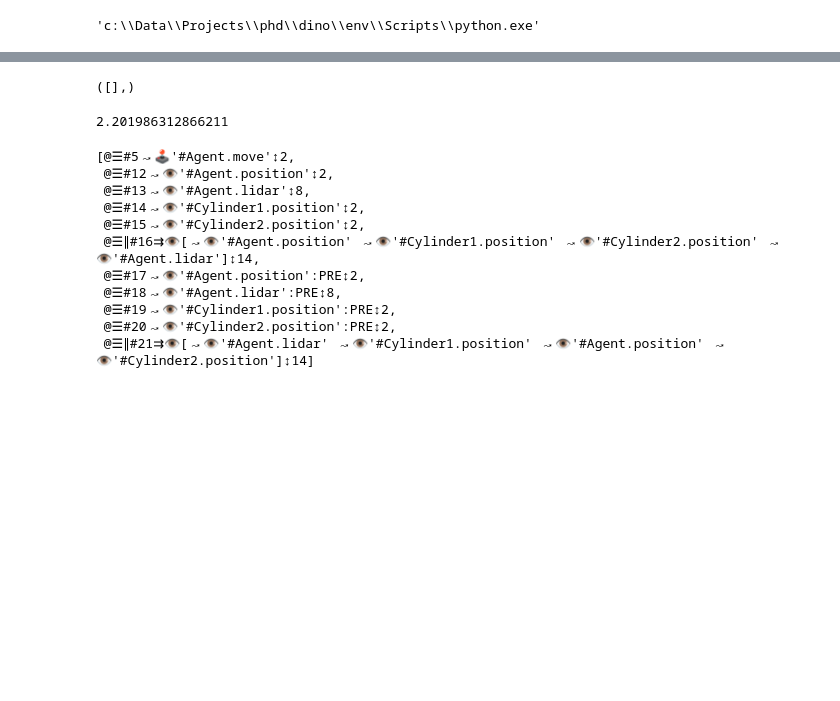
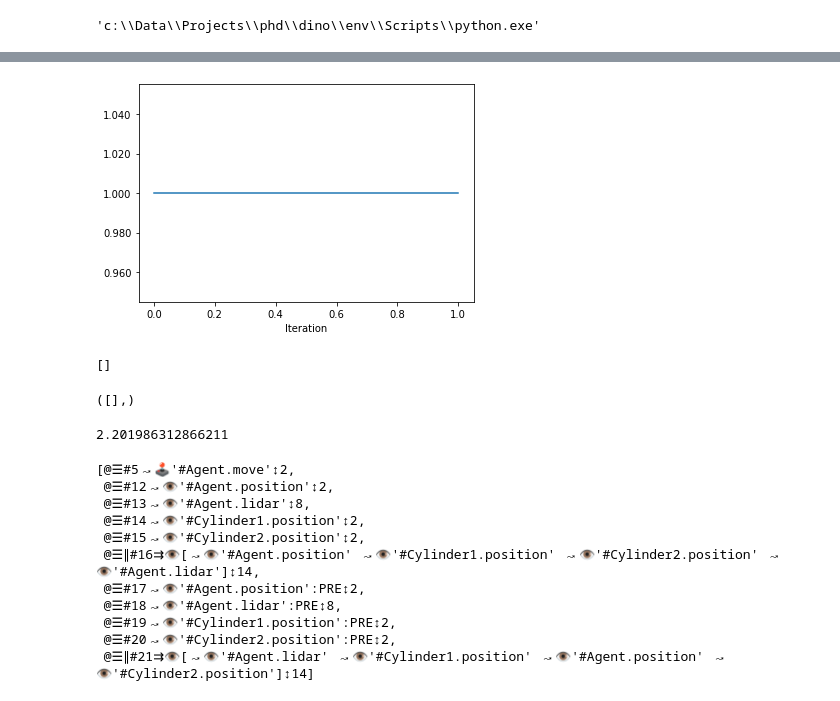
Before and after one commit to Pikalchemist/dinos, a Jupyter notebook: examples/environments/basis.ipynb, the cells around one changed output, grey strips where cells are left out. Cells and saved outputs as stored; diff of their text form; code cells hidden in the pictures; blank space fills up the shorter version.

```diff
--- a/examples/environments/basis.ipynb
+++ b/examples/environments/basis.ipynb
@@ -63,3 +121,12 @@ v.display(env.visualizeTimeByIteration())
+# %%
+from exlab.interface.graph import display
+display(env.visualizeEvaluations())
+# %% [output]
+[figure, added]
+# %%
+learner.dataset.models
+# %% [output]
+[]
 # %%
 env.visualizeTimeByIteration().items[0].data
 # %% [output]
```
Also changed, not shown: parts of 12 cells of this notebook, 7 other files.
